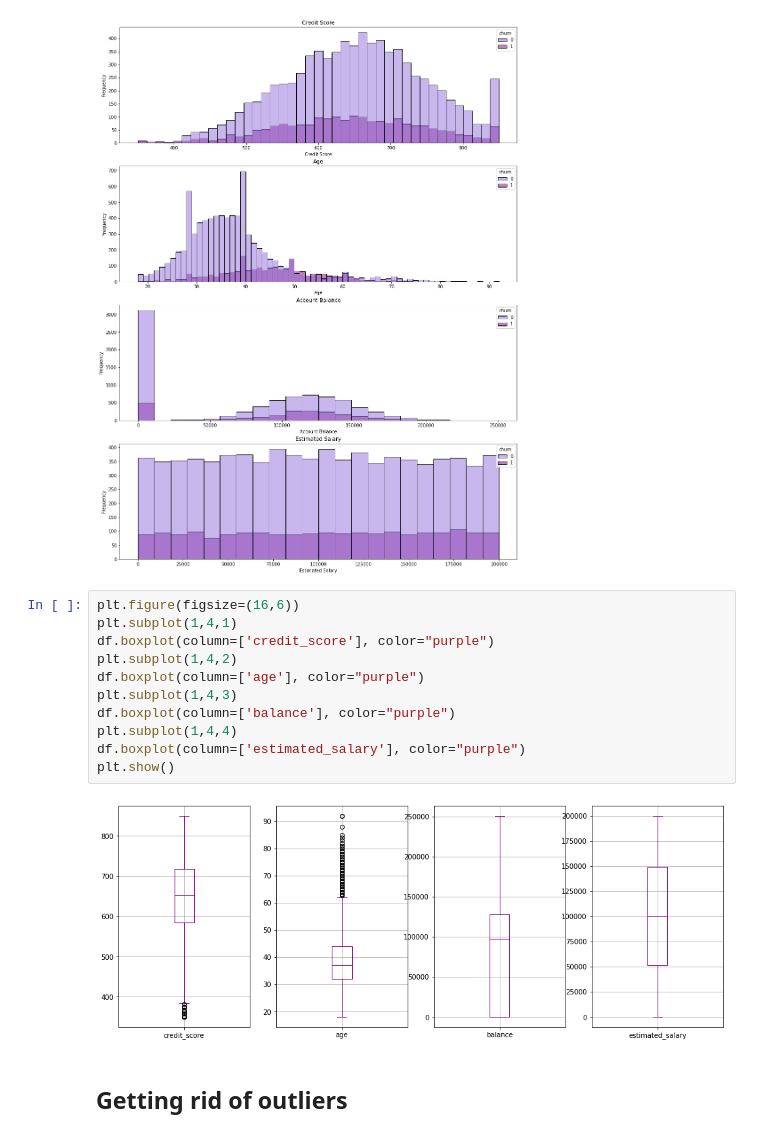
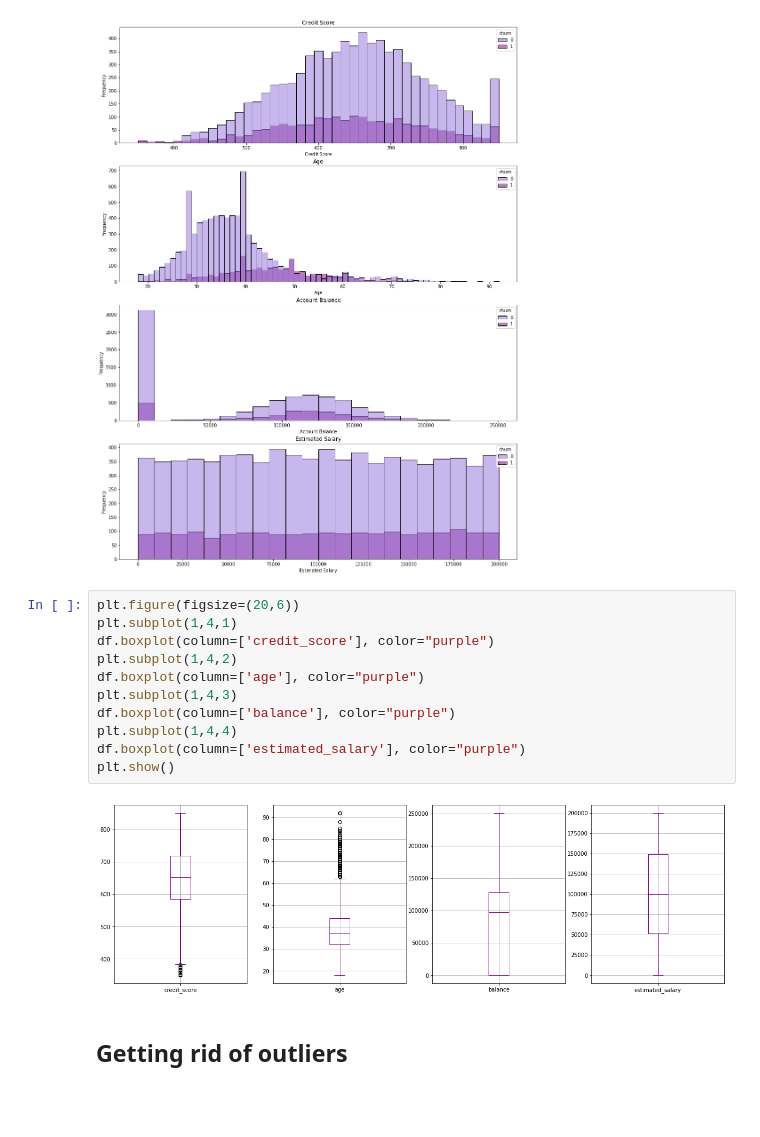
Before and after one commit to stefancourt/Churn-Prediction, a Jupyter notebook: churn-prediction.ipynb, the cells around one changed output. Cells and saved outputs as stored; diff of their text form; blank space fills up the shorter version.

```diff
--- a/churn-prediction.ipynb
+++ b/churn-prediction.ipynb
@@ -217,18 +240,18 @@ plt.show()
 # %% [output]
 [figure]
 # %%
-plt.figure(figsize=(16,6))
+plt.figure(figsize=(20,6))
 plt.subplot(1,4,1)
 df.boxplot(column=['credit_score'], color="purple")
 plt.subplot(1,4,2)
 df.boxplot(column=['age'], color="purple")
 plt.subplot(1,4,3)
 df.boxplot(column=['balance'], color="purple")
 plt.subplot(1,4,4)
 df.boxplot(column=['estimated_salary'], color="purple")
 plt.show()
 # %% [output]
-[figure, old version]
+[figure, new version]
 # %% [markdown]
 ## Getting rid of outliers
 # %%
```
Also changed, not shown: parts of 41 cells of this notebook, 1 other file.
